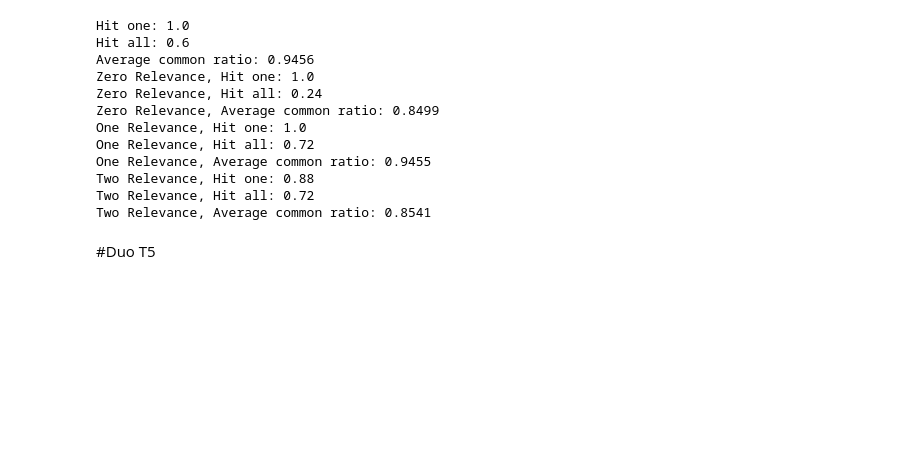
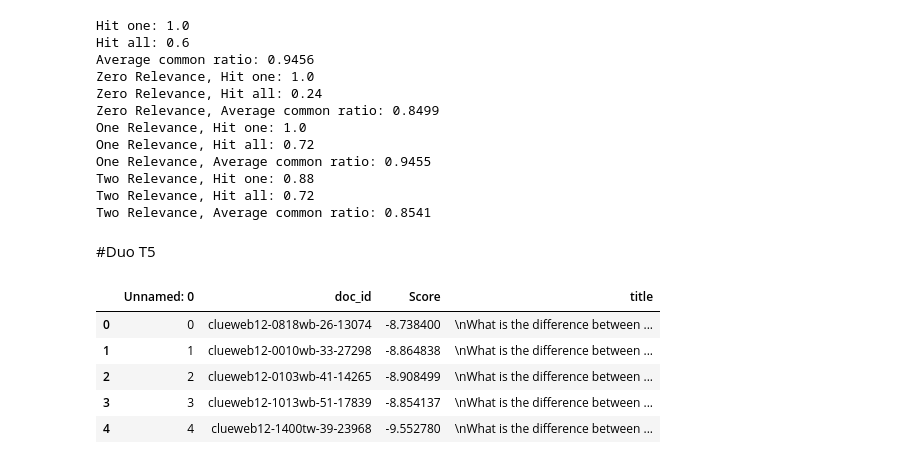
Before and after one commit to softgitron/LeviRank, a Jupyter notebook: 2020_Reranker+evaluation.ipynb, the cells around one changed output. Saved outputs shown, nothing was run; the diff lists cells and outputs as text; code cells hidden in the pictures; blank space fills up the shorter version.

```diff
--- a/2020_Reranker+evaluation.ipynb
+++ b/2020_Reranker+evaluation.ipynb
@@ -366,6 +370,14 @@ from pygaggle.rerank.transformer import DuoT5
 # %%
 reranker =  DuoT5()
 # %%
-mono=pd.read_csv("/content/drive/MyDrive/Touche/reranked.csv")
+#retriving the documents reranked by mono t5
+mono=pd.read_csv("/content/drive/MyDrive/Touche/2020/reranked_2020__mono_t5.csv")
 mono.head()
+# %% [output]
+|  | Unnamed: 0 | doc_id | Score | title |
+| 0 | 0 | clueweb12-0818wb-26-13074 | -8.738400 | \nWhat is the difference between ... |
+| 1 | 1 | clueweb12-0010wb-33-27298 | -8.864838 | \nWhat is the difference between ... |
+| 2 | 2 | clueweb12-0103wb-41-14265 | -8.908499 | \nWhat is the difference between ... |
+| 3 | 3 | clueweb12-1013wb-51-17839 | -8.854137 | \nWhat is the difference between ... |
+| 4 | 4 | clueweb12-1400tw-39-23968 | -9.552780 | \nWhat is the difference between ... |
 # %%
```
Also changed, not shown: parts of 6 cells of this notebook.
